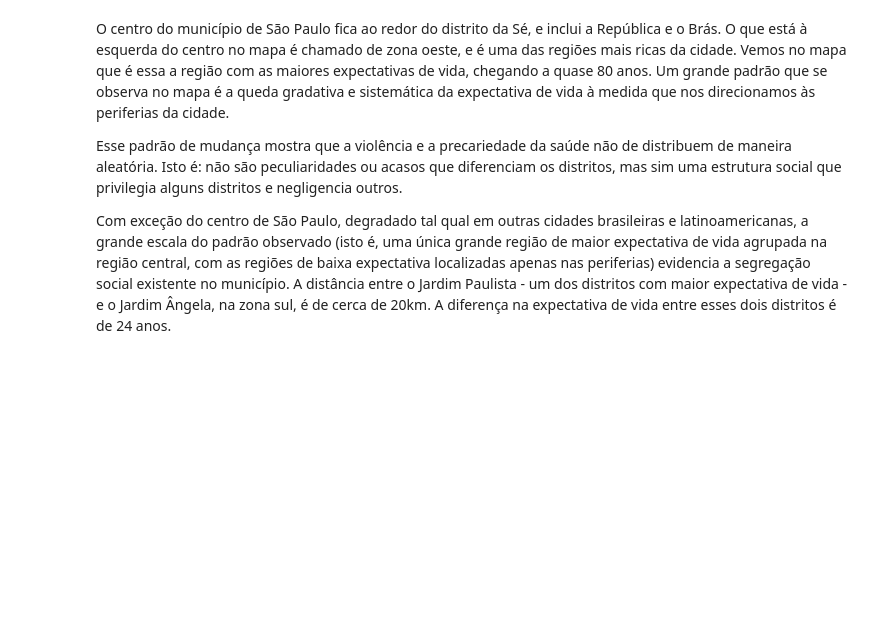
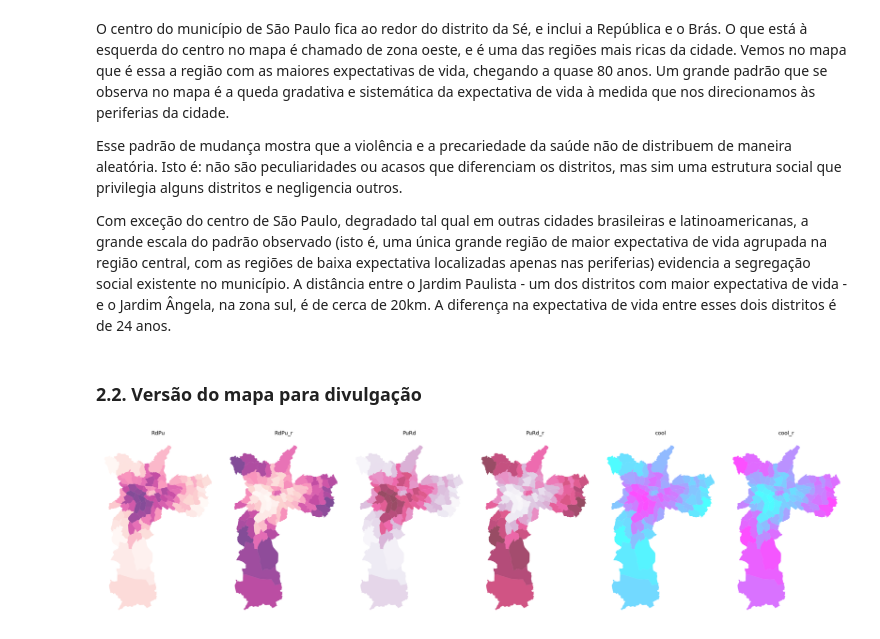
Before and after one commit to tecMTST/tutorial-de-dados, a Jupyter notebook: 06_expectativa-de-vida/17_visualizando-dados-geograficos.ipynb, the cells around one changed output. Cells and saved outputs as stored; diff of their text form; code cells hidden in the pictures; blank space fills up the shorter version.

```diff
--- a/06_expectativa-de-vida/17_visualizando-dados-geograficos.ipynb
+++ b/06_expectativa-de-vida/17_visualizando-dados-geograficos.ipynb
@@ -115,3 +120,23 @@ O centro do município de São Paulo fica ao redor do distrito da Sé, e inclui
 Esse padrão de mudança mostra que a violência e a precariedade da saúde não de distribuem de maneira aleatória. Isto é: não são peculiaridades ou acasos que diferenciam os distritos, mas sim uma estrutura social que privilegia alguns distritos e negligencia outros.
 
 Com exceção do centro de São Paulo, degradado tal qual em outras cidades brasileiras e latinoamericanas, a grande escala do padrão observado (isto é, uma única grande região de maior expectativa de vida agrupada na região central, com as regiões de baixa expectativa localizadas apenas nas periferias) evidencia a segregação social existente no município. A distância entre o Jardim Paulista - um dos distritos com maior expectativa de vida - e o Jardim Ângela, na zona sul, é de cerca de 20km. A diferença na expectativa de vida entre esses dois distritos é de 24 anos.
+# %% [markdown]
+### 2.2. Versão do mapa para divulgação
+# %%
+# Cria figura:
+fig = pl.figure(figsize=(28,7))
+fig.set_facecolor('white')
+
+# Cria o mapa com escala de cor para a expectativa de vida:
+scales = ['RdPu', 'RdPu_r', 'PuRd', 'PuRd_r', 'cool', 'cool_r']
+for i, c in enumerate(scales):
+    pl.subplot(1, 6, i + 1)
+    ax = pl.gca()
+    exp_vida_gdf.plot(column='exp_vida_anos', ax=ax, alpha=0.7, legend=False, cmap=c)
+    pl.title(c, fontsize=14)
+    # Finaliza:
+    ax.axis('off')
+pl.tight_layout()
+pl.show()
+# %% [output]
+[figure, added]
```
Also changed, not shown: parts of 2 cells of this notebook, 4 other files.
